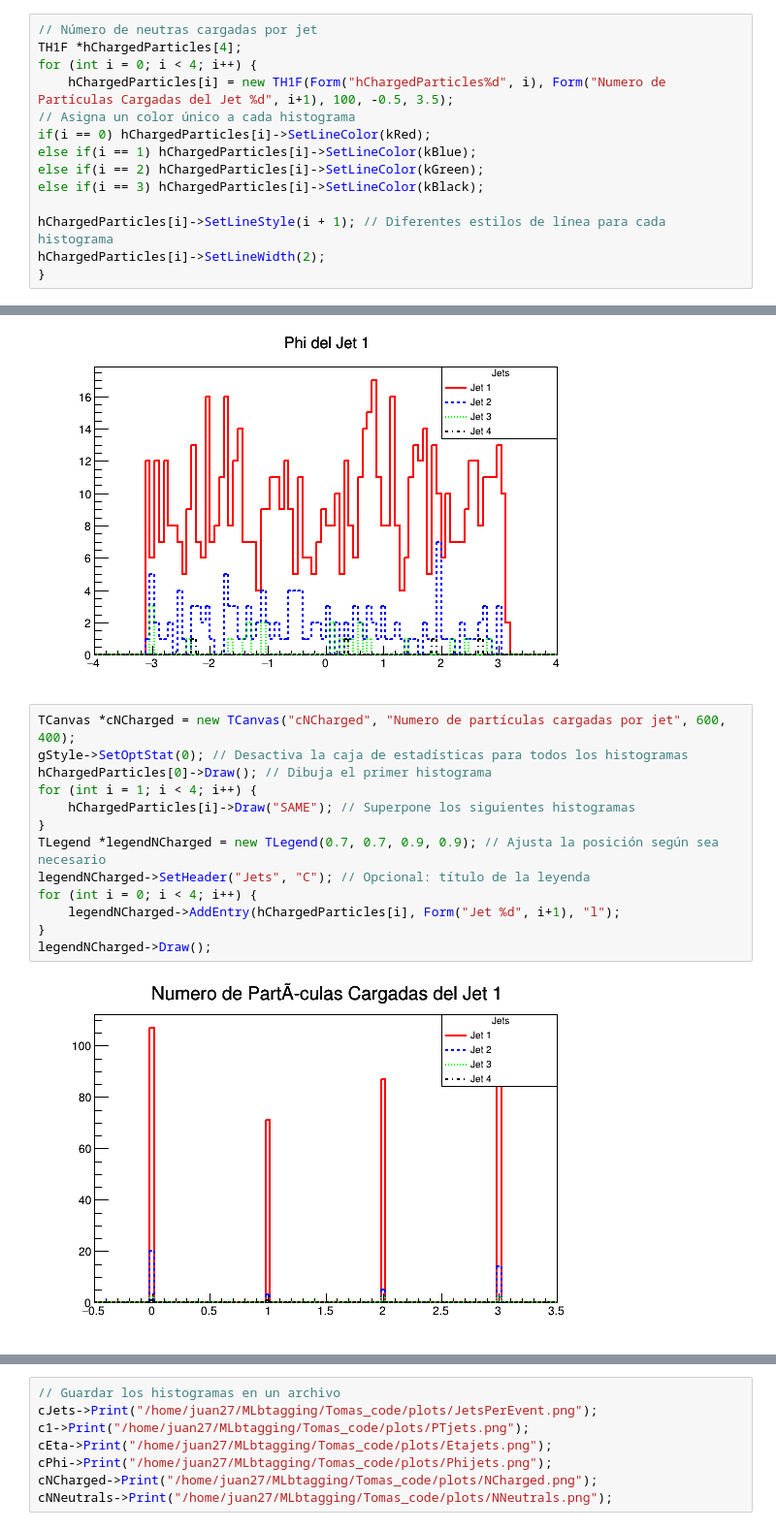
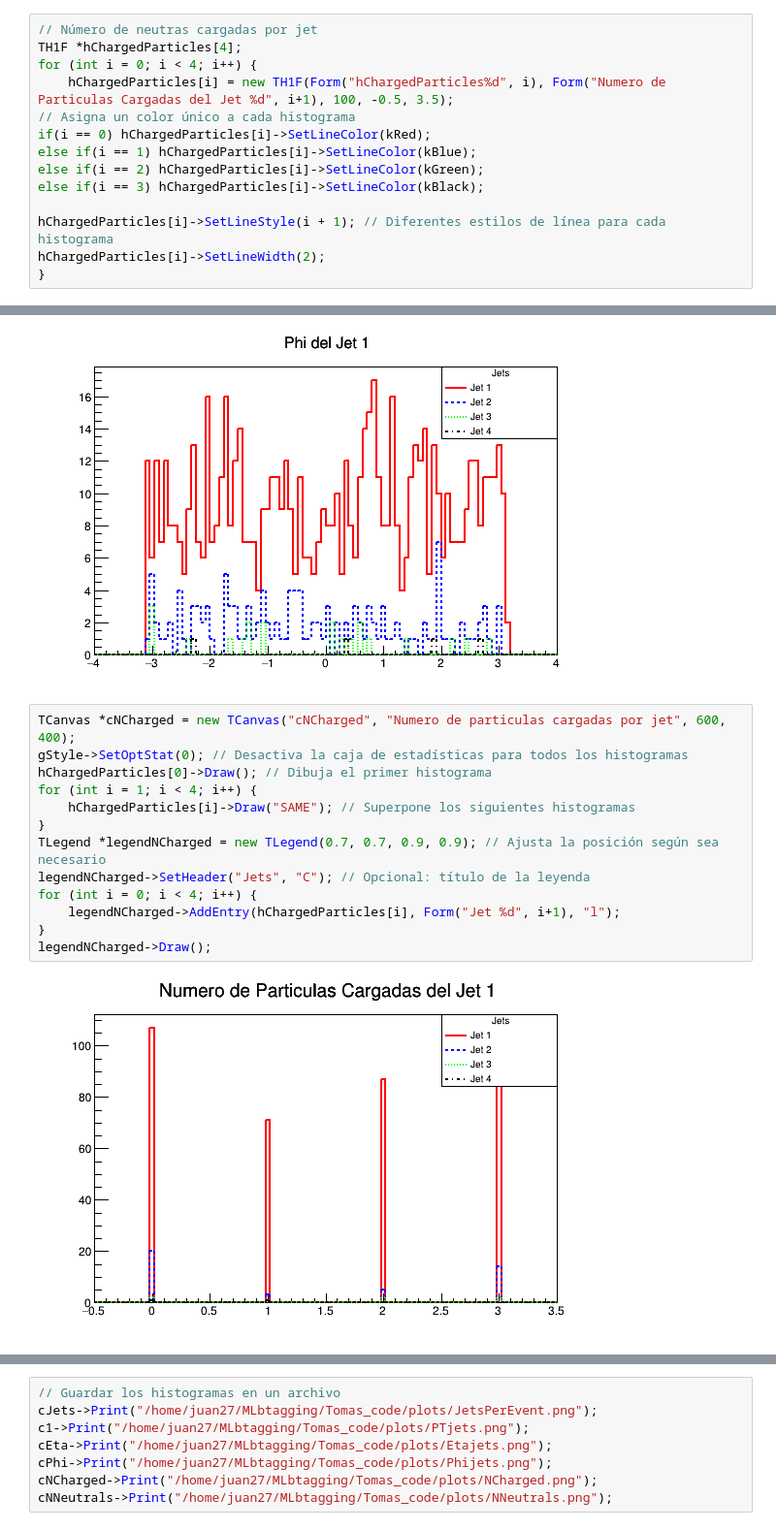
Before and after one commit to tonnysoyyo/MLbtagging, a Jupyter notebook: Juan_c/test.ipynb, the cells around one changed output, grey strips where cells are left out. Shown: that part at 97% size. Cells and saved outputs as stored; diff of their text form.

```diff
--- a/Juan_c/test.ipynb
+++ b/Juan_c/test.ipynb
@@ -100,7 +99,7 @@ hJetPhi[i]->SetLineWidth(2);
 // Número de neutras cargadas por jet
 TH1F *hChargedParticles[4];
 for (int i = 0; i < 4; i++) {
-    hChargedParticles[i] = new TH1F(Form("hChargedParticles%d", i), Form("Numero de Partículas Cargadas del Jet %d", i+1), 100, -0.5, 3.5);
+    hChargedParticles[i] = new TH1F(Form("hChargedParticles%d", i), Form("Numero de Particulas Cargadas del Jet %d", i+1), 100, -0.5, 3.5);
 // Asigna un color único a cada histograma
 if(i == 0) hChargedParticles[i]->SetLineColor(kRed);
 else if(i == 1) hChargedParticles[i]->SetLineColor(kBlue);
@@ -302,17 +339,17 @@ legendPhi->Draw();
 # %% [output]
 [figure]
 # %%
-TCanvas *cNCharged = new TCanvas("cNCharged", "Numero de partículas cargadas por jet", 600, 400);
+TCanvas *cNCharged = new TCanvas("cNCharged", "Numero de particulas cargadas por jet", 600, 400);
 gStyle->SetOptStat(0); // Desactiva la caja de estadísticas para todos los histogramas
 hChargedParticles[0]->Draw(); // Dibuja el primer histograma
 for (int i = 1; i < 4; i++) {
     hChargedParticles[i]->Draw("SAME"); // Superpone los siguientes histogramas
 }
 TLegend *legendNCharged = new TLegend(0.7, 0.7, 0.9, 0.9); // Ajusta la posición según sea necesario
 legendNCharged->SetHeader("Jets", "C"); // Opcional: título de la leyenda
 for (int i = 0; i < 4; i++) {
     legendNCharged->AddEntry(hChargedParticles[i], Form("Jet %d", i+1), "l");
 }
 legendNCharged->Draw();
 # %% [output]
-[figure, old version]
+[figure, new version]
```
Also changed, not shown: parts of 17 cells of this notebook, 9 other files.
